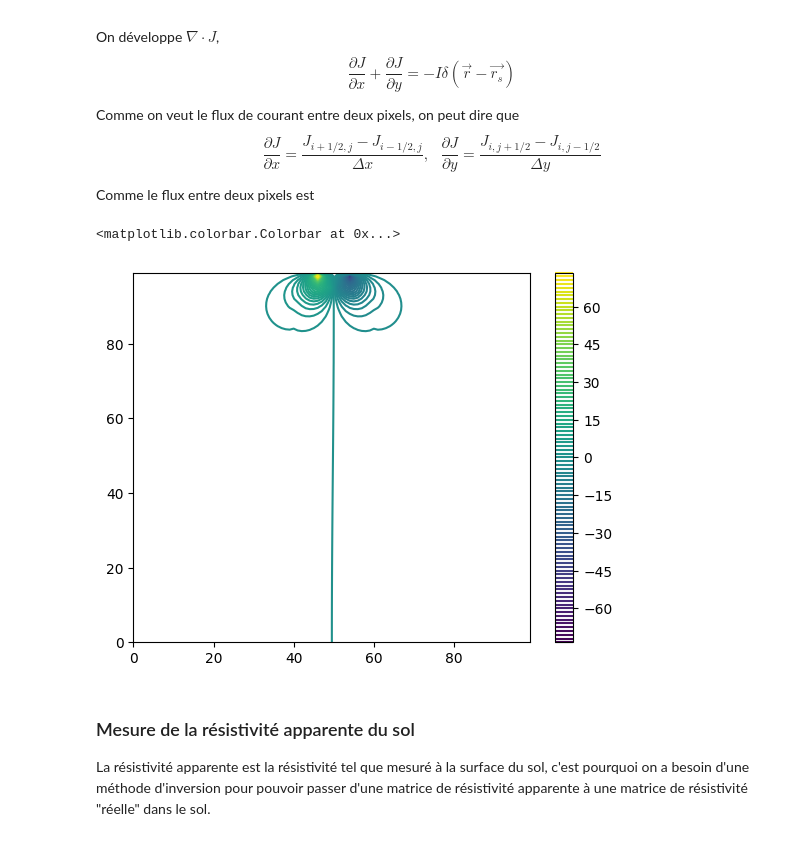
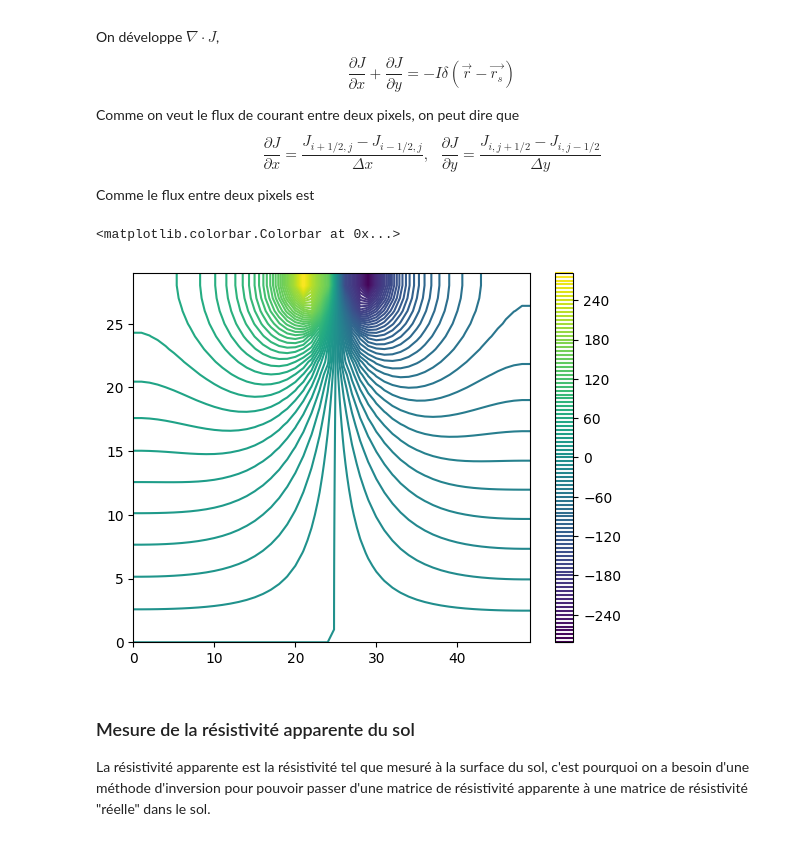
Before and after one commit to AlexandreChevrette/ProjetFinal_PhysiqueNumerique, a Jupyter notebook: Projet_physnum.ipynb, the cells around one changed output. Cells and saved outputs as stored; diff of their text form; code cells hidden in the pictures.

```diff
--- a/Projet_physnum.ipynb
+++ b/Projet_physnum.ipynb
@@ -29,20 +30,20 @@ N = (dim-2, (dim//2)+2)
 # %% [markdown]
 ### On met une matrice de conductivité
 # %%
-sigma_init = 0.01*np.ones((dim, dim))#np.random.uniform(low=1, high=10, size=(dim, dim)) # Initialise une matrice de conductivité
+sigma_init = 0.01*np.ones((dim_y, dim_x))#np.random.uniform(low=1, high=10, size=(dim, dim)) # Initialise une matrice de conductivité
 
 # Les deux prochaines ligne sont pour créer une inclusion dans le sol
-xx, yy = np.meshgrid(np.arange(dim), np.arange(dim), indexing='ij')
-sigma_init[(xx-85)**2 + (yy-50)**2 <= 10**2] = 1/1000
+xx, yy = np.meshgrid(np.arange(dim_y), np.arange(dim_x), indexing='ij')
+sigma_init[(xx-25)**2 + (yy-25)**2 <= 3**2] = 1/1000
 
 
 # sigma_init[: 90, dim//2 - 50: dim//2 + 50] = 1000
 
 # J'initialise le potentiel
-pot_init = np.zeros((dim, dim))
+pot_init = np.zeros((dim_y, dim_x))
 
 # Je fais une matrice de courant dans laquelle il n'y a que les point d'injection A et B.
-courant_init = np.zeros((dim, dim))
+courant_init = np.zeros((dim_y, dim_x))
 courant_init[A[0], A[1]] = I
 courant_init[B[0], B[1]] = -I
 
@@ -72,11 +73,12 @@ import numba
 
 @numba.njit(fastmath=True, parallel=True)
 def compute_pot(V, V_k, Sigma, I): # Fonction pour calculer le potentiel en tout point
-    l = V.shape[0] # longueur de ligne et de colonne pour itérer
+    l_y = V.shape[0] # longueur de ligne et de colonne pour itérer
+    l_x = V.shape[1]
     h2 = 1.0  # h^2
 
-    for j in numba.prange(1, l-1):
-        for i in range(1, l-1):
+    for j in numba.prange(1, l_y-1):
+        for i in range(1, l_x-1):
 
             s = Sigma[j, i] # Point centrale d'analyse
 
@@ -114,46 +116,46 @@ def compute_error(V, V_k):
 
 # Condition aux frontières
 @numba.njit(fastmath=True)
-def apply_bc(V, DIM):
+def apply_bc(V):
     # conditions limites
-    V[0, :] = V[1, :]#V[0, :] = 0
-    V[-1, :] = 0#V[-1, :] = V[-2, :]
+    V[0, :] = 0#V[1, :]#V[0, :] = 0
+    V[-1, :] = V[-2, :]#0#V[-1, :] = V[-2, :]
     V[:, 0] = V[:, 1]
-    V[:, DIM-1] = V[:, DIM-2]
+    V[:, -1] = V[:, -2]
 
 # Itération du calcul de potentiel
 @numba.njit(fastmath=True)
-def find_pot(V, Sigma, I, DIM, tol=1e-5, niter=1000000):
+def find_pot(V, Sigma, I, tol=1e-5, niter=1000000):
 
     for _ in range(niter):
 
         V_k = V.copy()
 
-        apply_bc(V, DIM)
+        apply_bc(V)
 
         compute_pot(V, V_k, Sigma, I)
 
         error = compute_error(V, V_k)
 
         if error < tol:
             break
 
     return V
 
-Voltage = find_pot(pot_init, sigma_init, courant_init, DIM=dim)
+Voltage = find_pot(pot_init, sigma_init, courant_init)
 
 # print(f"Nombre d'itérations: {it}")
 # print(f"Erreur: {error}")
 
 
 plt.figure()
 # plt.imshow(Voltage, origin='lower')
 plt.contour(Voltage, levels=100)
 # plt.imshow(pot)
 plt.colorbar()
 # %% [output]
 <matplotlib.colorbar.Colorbar at 0x...>
-[figure, old version]
+[figure, new version]
 # %% [markdown]
 ### Mesure de la résistivité apparente du sol
 
```
Also changed, not shown: parts of 8 cells of this notebook.
